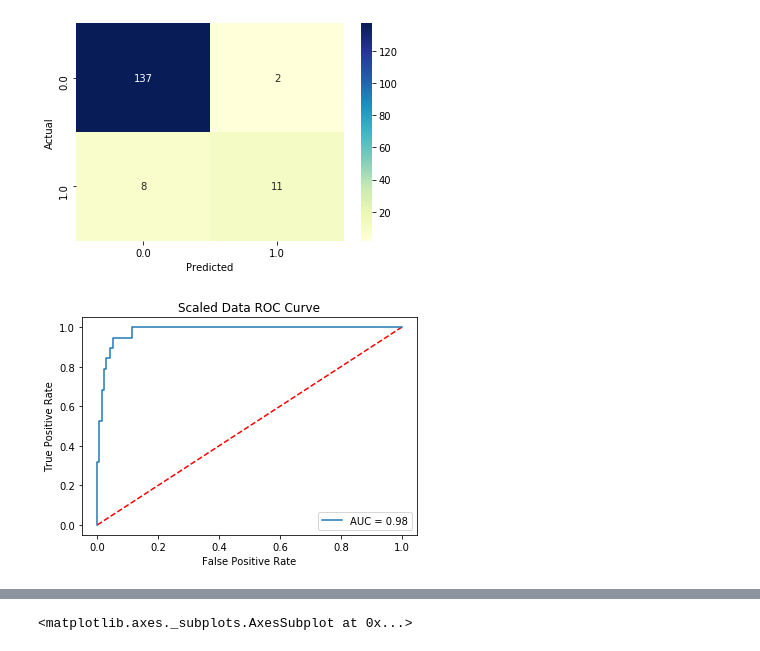
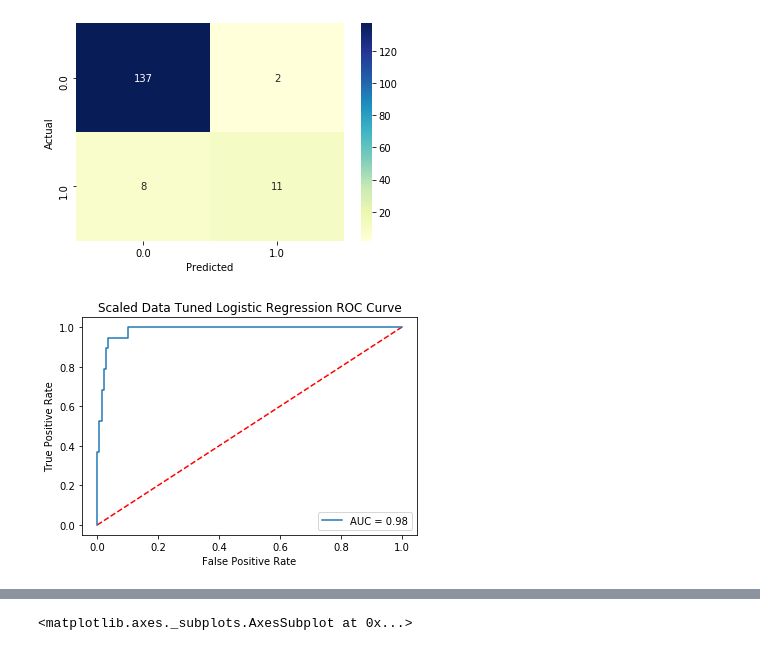
Before and after one commit to sheri-kamal/DATA71200-SP2020, a Jupyter notebook: Project 2 - Supervised Learning.ipynb, the cells around one changed output, grey strips where cells are left out. Cells and saved outputs as stored; diff of their text form; code cells hidden in the pictures.

```diff
--- a/Project 2 - Supervised Learning.ipynb
+++ b/Project 2 - Supervised Learning.ipynb
@@ -62,13 +109,5 @@ Split 5. Training set observations: 439, Testing set observations: 87
 # %%
-from sklearn.linear_model import LogisticRegression
-from sklearn import metrics
-from sklearn.metrics import classification_report
-from sklearn.metrics import confusion_matrix
-from sklearn.model_selection import GridSearchCV
-
-logreg = LogisticRegression()
-
-c_space = np.logspace(-5, 8, 15)
+c_space = np.logspace(-5, 2, 50)
 param_grid = {'C': c_space, 'penalty': ['l1', 'l2']}
 
 logreg_cv = GridSearchCV(logreg, param_grid, cv=tscv)
@@ -76,7 +115,7 @@ logreg_cv = GridSearchCV(logreg, param_grid, cv=tscv)
 logreg_cv.fit(X_train, y_train)
 
 print("Tuned Logistic Regression Parameters: {}".format(logreg_cv.best_params_))
-print("Tuned Logistic Regression Accuracy: {}".format(logreg_cv.best_score_))
+print("Tuned Logistic Regression Accuracy: {:.3f}".format(logreg_cv.best_score_))
 print(classification_report(y_test, logreg_cv.predict(X_test)))
 # %% [output]
 Tuned Logistic Regression Parameters: {'C': 1e-05, 'penalty': 'l2'}
@@ -115,0 +152,15 @@ plt.show()
+# %%
+from sklearn.preprocessing import StandardScaler
+from sklearn.pipeline import Pipeline
+
+steps = [('scaler', StandardScaler()),
+        ('LogReg', LogisticRegression())]
+
+pipeline = Pipeline(steps)
+
+pipeline.fit(X_train, y_train)
+
+logpredict_scaled = pipeline.predict(X_test)
+
+print("Scaled Logistic Regression Accuracy: {:.3f}".format(pipeline.score(X_test, y_test)))
+print(classification_report(y_test, logpredict_scaled))
@@ -116,7 +198,4 @@ plt.show()
 # %%
-from sklearn.preprocessing import StandardScaler
-from sklearn.pipeline import Pipeline
-
 steps = [('scaler', StandardScaler()),
         ('LogReg', LogisticRegression())]
 
@@ -124,11 +203,11 @@ parameters = {'LogReg__C': c_space, 'LogReg__penalty': ['l1', 'l2']}
 
 pipeline = Pipeline(steps)
 
-logreg_scaled = GridSearchCV(pipeline, parameters, cv=tscv)
+logreg_scaled_cv = GridSearchCV(pipeline, parameters, cv=tscv)
 
-logreg_scaled.fit(X_train, y_train)
+logreg_scaled_cv.fit(X_train, y_train)
 
-print("Tuned Logistic Regression with Scaling Parameters: {}".format(logreg_scaled.best_params_))
-print('Tuned Logistic Regression with Scaling Accuracy: {}'.format(logreg_scaled.score(X_test, y_test)))
-print(classification_report(y_test, logreg_scaled.predict(X_test)))
+print("Tuned Logistic Regression with Scaling Parameters: {}".format(logreg_scaled_cv.best_params_))
+print('Tuned Logistic Regression with Scaling Accuracy: {:.3f}'.format(logreg_scaled_cv.score(X_test, y_test)))
+print(classification_report(y_test, logreg_scaled_cv.predict(X_test)))
 # %% [output]
@@ -149,17 +228,17 @@ sns.heatmap(confusion_matrix_2, annot=True, fmt='d', cmap="YlGnBu")
 <matplotlib.axes._subplots.AxesSubplot at 0x...>
 [figure]
 # %%
-y_pred_prob_scaled = logreg_scaled.predict_proba(X_test)[:,1]
+y_pred_prob_scaled = logreg_scaled_cv.predict_proba(X_test)[:,1]
 
 logreg_scaled_roc_auc = roc_auc_score(y_test, y_pred_prob_scaled)
 fpr, tpr, thresholds = roc_curve(y_test, y_pred_prob_scaled)
 
 plt.plot([0, 1], [0, 1], 'r--')
 plt.plot(fpr, tpr, label='AUC = %0.2f' % logreg_scaled_roc_auc)
 plt.xlabel('False Positive Rate')
 plt.ylabel('True Positive Rate')
-plt.title('Scaled Data ROC Curve')
+plt.title('Scaled Data Tuned Logistic Regression ROC Curve')
 plt.legend(loc="lower right")
 plt.show()
 # %% [output]
-[figure, old version]
+[figure, new version]
```
Also changed, not shown: parts of 23 cells of this notebook.
